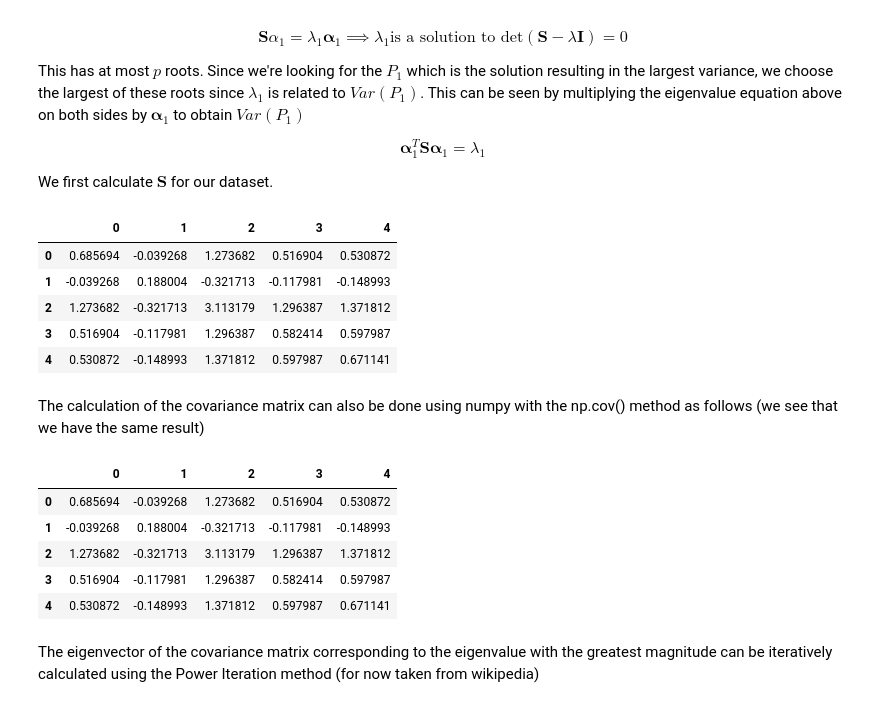
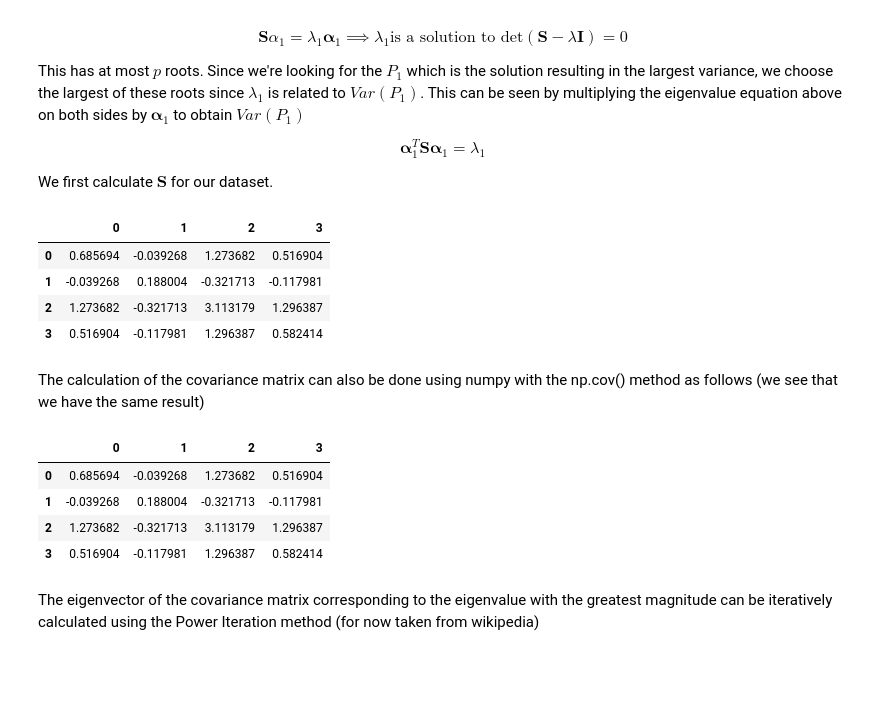
Before and after one commit to TanselArif-21/PrincipalComponentAnalysis, a Jupyter notebook: PCA1.ipynb, the cells around one changed output. Cells and saved outputs as stored; diff of their text form; code cells hidden in the pictures; blank space fills up the shorter version.

```diff
--- a/PCA1.ipynb
+++ b/PCA1.ipynb
@@ -267,20 +267,19 @@ def power_iteration(A, num_simulations):
     return b_k,l
 # %%
 # The Iris dataset
-X = iris_data
+X = iris_features
 
 # Calculate the covariance matrix for our dataset
 Z = CalcCovarMatrix(X)
 Z = pd.DataFrame(Z)
 
 Z
 # %% [output]
-|  | 0 | 1 | 2 | 3 | 4 |
-| 0 | 0.685694 | -0.039268 | 1.273682 | 0.516904 | 0.530872 |
-| 1 | -0.039268 | 0.188004 | -0.321713 | -0.117981 | -0.148993 |
-| 2 | 1.273682 | -0.321713 | 3.113179 | 1.296387 | 1.371812 |
-| 3 | 0.516904 | -0.117981 | 1.296387 | 0.582414 | 0.597987 |
-| 4 | 0.530872 | -0.148993 | 1.371812 | 0.597987 | 0.671141 |
+|  | 0 | 1 | 2 | 3 |
+| 0 | 0.685694 | -0.039268 | 1.273682 | 0.516904 |
+| 1 | -0.039268 | 0.188004 | -0.321713 | -0.117981 |
+| 2 | 1.273682 | -0.321713 | 3.113179 | 1.296387 |
+| 3 | 0.516904 | -0.117981 | 1.296387 | 0.582414 |
 # %% [markdown]
 The calculation of the covariance matrix can also be done using numpy with the np.cov() method as follows (we see that we have the same result)
 # %%
@@ -288,12 +287,11 @@ C = np.matrix(X).transpose()
 C = pd.DataFrame(np.cov(C))
 C
 # %% [output]
-|  | 0 | 1 | 2 | 3 | 4 |
-| 0 | 0.685694 | -0.039268 | 1.273682 | 0.516904 | 0.530872 |
-| 1 | -0.039268 | 0.188004 | -0.321713 | -0.117981 | -0.148993 |
-| 2 | 1.273682 | -0.321713 | 3.113179 | 1.296387 | 1.371812 |
-| 3 | 0.516904 | -0.117981 | 1.296387 | 0.582414 | 0.597987 |
-| 4 | 0.530872 | -0.148993 | 1.371812 | 0.597987 | 0.671141 |
+|  | 0 | 1 | 2 | 3 |
+| 0 | 0.685694 | -0.039268 | 1.273682 | 0.516904 |
+| 1 | -0.039268 | 0.188004 | -0.321713 | -0.117981 |
+| 2 | 1.273682 | -0.321713 | 3.113179 | 1.296387 |
+| 3 | 0.516904 | -0.117981 | 1.296387 | 0.582414 |
 # %% [markdown]
 The eigenvector of the covariance matrix corresponding to the eigenvalue with the greatest magnitude can be iteratively calculated using the Power Iteration method (for now taken from wikipedia)
 # %%
```
Also changed, not shown: parts of 20 cells of this notebook, 6 other files.
